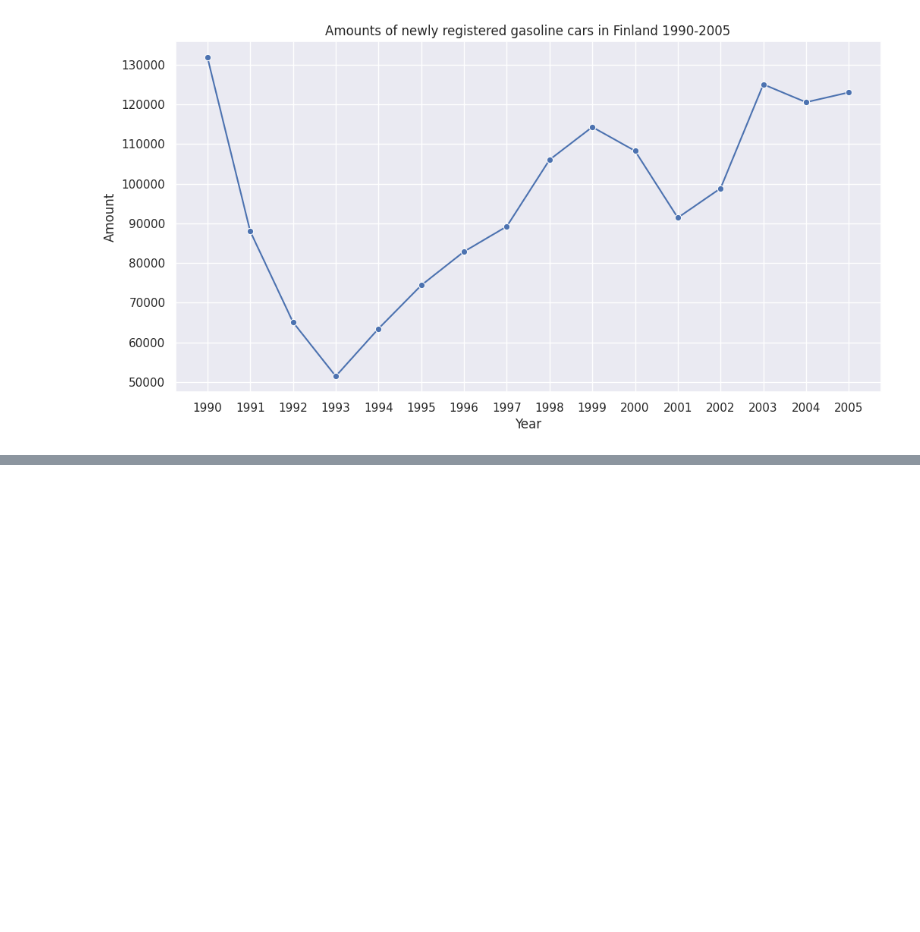
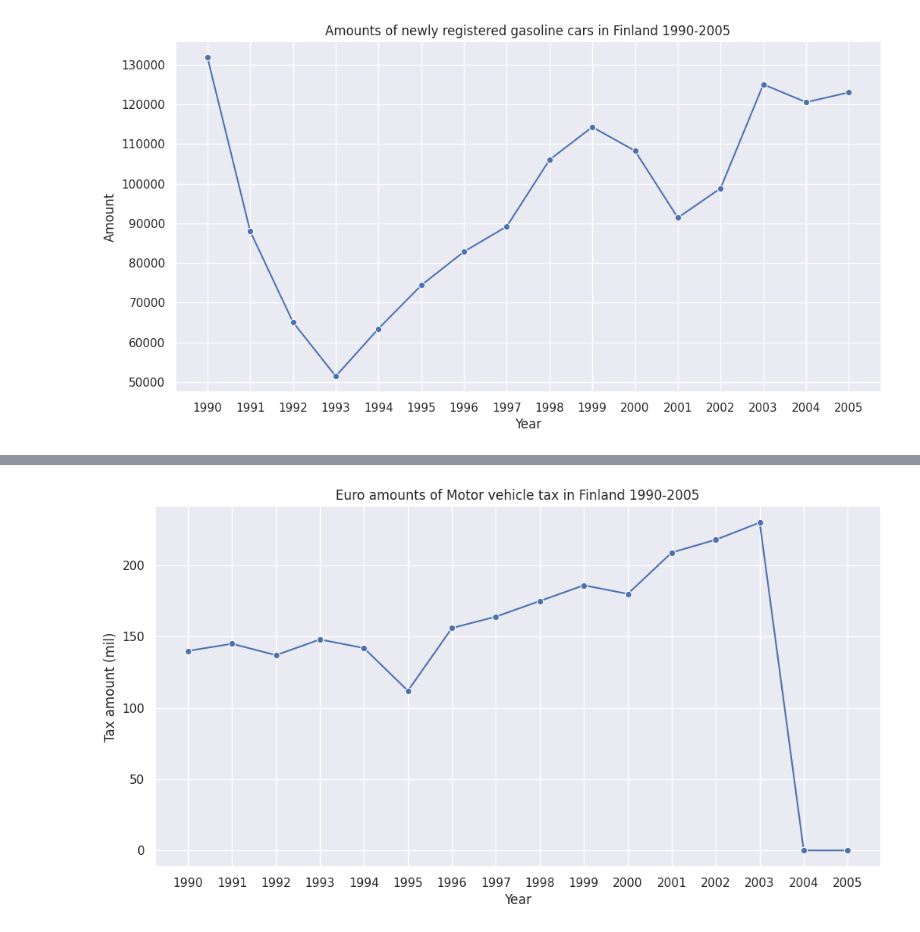
Before and after one commit to HY-Data-Science-ML-Predictions/Electric-cars-taxation, a Jupyter notebook: e_cars_notebook.ipynb, the cells around one changed output, grey strips where cells are left out. Saved outputs shown, nothing was run; the diff lists cells and outputs as text; code cells hidden in the pictures; blank space fills up the shorter version.

Commit message:
Tax amounts to notebook

```diff
--- a/e_cars_notebook.ipynb
+++ b/e_cars_notebook.ipynb
@@ -59,7 +59,7 @@ cars_newly_registered_90_05 = post('https://pxdata.stat.fi:443/PxWeb/api/v1/fi/S
 if cars_newly_registered_90_05:
     cars_newly_registered_90_05 = cars_newly_registered_90_05.json()
 
-    dest = f'{TARGET}/car_taxes_json.json'
+    dest = f'{TARGET}/car_amounts_json.json'
 
     json_to_text(cars_newly_registered_90_05, dest)
     # read json retrieved from sf to text file to analyze the data to make dataframe efficiently
@@ -107,3 +107,92 @@ plt.title('Amounts of newly registered gasoline cars in Finland 1990-2005')
 plt.show()
 # %% [output]
 [figure]
+# %%
+car_tax_json = {
+ "query": [
+   {
+     "code": "Sektori",
+     "selection": {
+       "filter": "item",
+       "values": [
+         "S1311"
+       ]
+     }
+   },
+   {
+     "code": "Verolaji",
+     "selection": {
+       "filter": "item",
+       "values": [
+         "521002"
+       ]
+     }
+   },
+   {
+     "code": "Vuosi",
+     "selection": {
+       "filter": "item",
+       "values": [
+         "1990",
+         "1991",
+         "1992",
+         "1993",
+         "1994",
+         "1995",
+         "1996",
+         "1997",
+         "1998",
+         "1999",
+         "2000",
+         "2001",
+         "2002",
+         "2003",
+         "2004",
+         "2005"
+       ]
+     }
+   },
+   {
+     "code": "Tiedot",
+     "selection": {
+       "filter": "item",
+       "values": [
+         "cp"
+       ]
+     }
+   }
+ ],
+ "response": {
+   "format": "json-stat2"
+ }
+}
+
+cars_taxes_88_05 = post('https://statfin.stat.fi:443/PxWeb/api/v1/fi/StatFin/vermak/statfin_vermak_pxt_127f.px',
+                 json=car_tax_json)
+
+if cars_taxes_88_05:
+    cars_taxes_88_05 = cars_taxes_88_05.json()
+
+    dest = f'{TARGET}/car_taxes_json.json'
+
+    json_to_text(cars_taxes_88_05, dest)
+    # read json retrieved from sf to text file to analyze the data to make dataframe efficiently
+
+    years = list(cars_taxes_88_05['dimension']['Vuosi']['category']['label'].values())
+    amounts = cars_taxes_88_05['value']
+
+    df = pd.DataFrame({'Year': years,
+                       'Tax amount (mil)': amounts})
+    print(df)
+
+    sns.set_theme(style="darkgrid")
+    plt.figure(figsize=(12, 6))
+
+    sns.lineplot(x='Year', y='Tax amount (mil)', data=df, marker='o')
+
+    plt.xlabel('Year')
+    plt.ylabel('Tax amount (mil)')
+    plt.title('Euro amounts of Motor vehicle tax in Finland 1990-2005')
+
+    plt.show()
+# %% [output]
@@ -109,0 +217 @@ plt.show()
+[figure, added]
```
Also changed, not shown: parts of 1 cell of this notebook.
